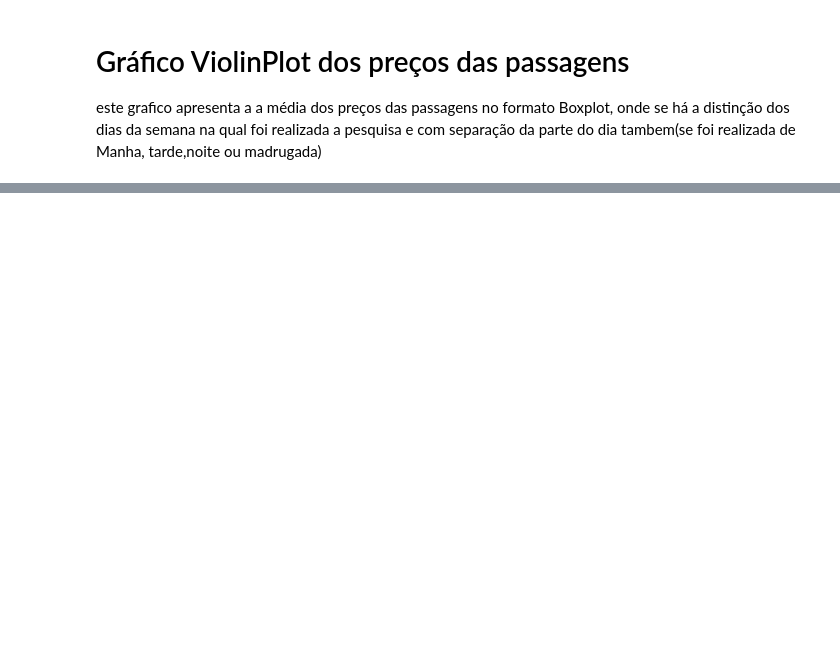
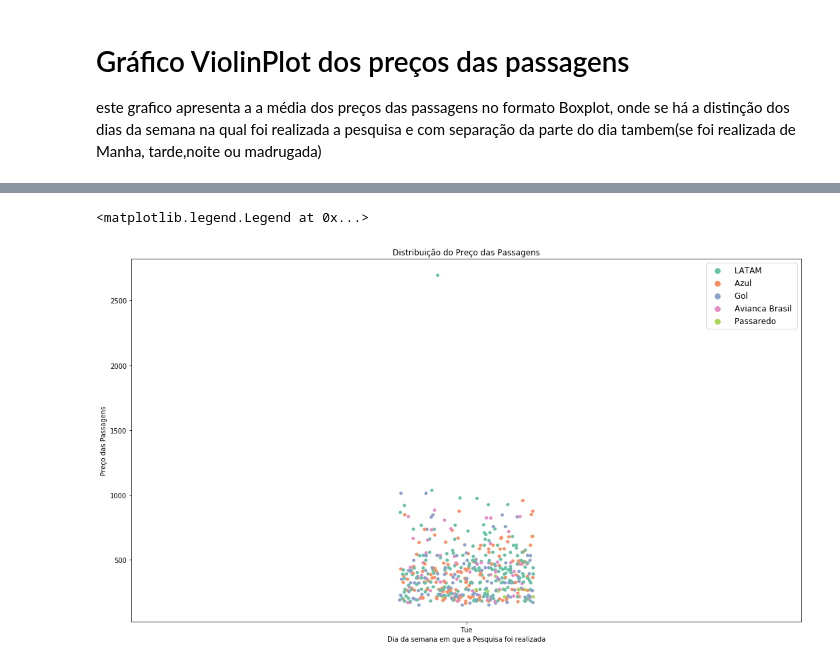
Before and after one commit to trosemberg/decolar.com-scraper, a Jupyter notebook: data_visualization.ipynb, the cells around one changed output, grey strips where cells are left out. Cells and saved outputs as stored; diff of their text form; code cells hidden in the pictures; blank space fills up the shorter version.

```diff
--- a/data_visualization.ipynb
+++ b/data_visualization.ipynb
@@ -60,0 +76,10 @@ este grafico apresenta a a média dos preços das passagens no formato Boxplot,
+# %%
+fig , axes = plt.subplots(figsize= (18,10))
+sns.stripplot(x=df['week_day_search'],y=df['price'],hue = df['comp'],palette='Set2')
+axes.set_title("Distribuição do Preço das Passagens")
+axes.set_ylabel("Preço das Passagens")
+axes.set_xlabel('Dia da semana em que a Pesquisa foi realizada')
+axes.legend(prop={'size': 12})
+# %% [output]
+<matplotlib.legend.Legend at 0x...>
+[figure, added]
```
Also changed, not shown: parts of 13 cells of this notebook, 4 other files.
